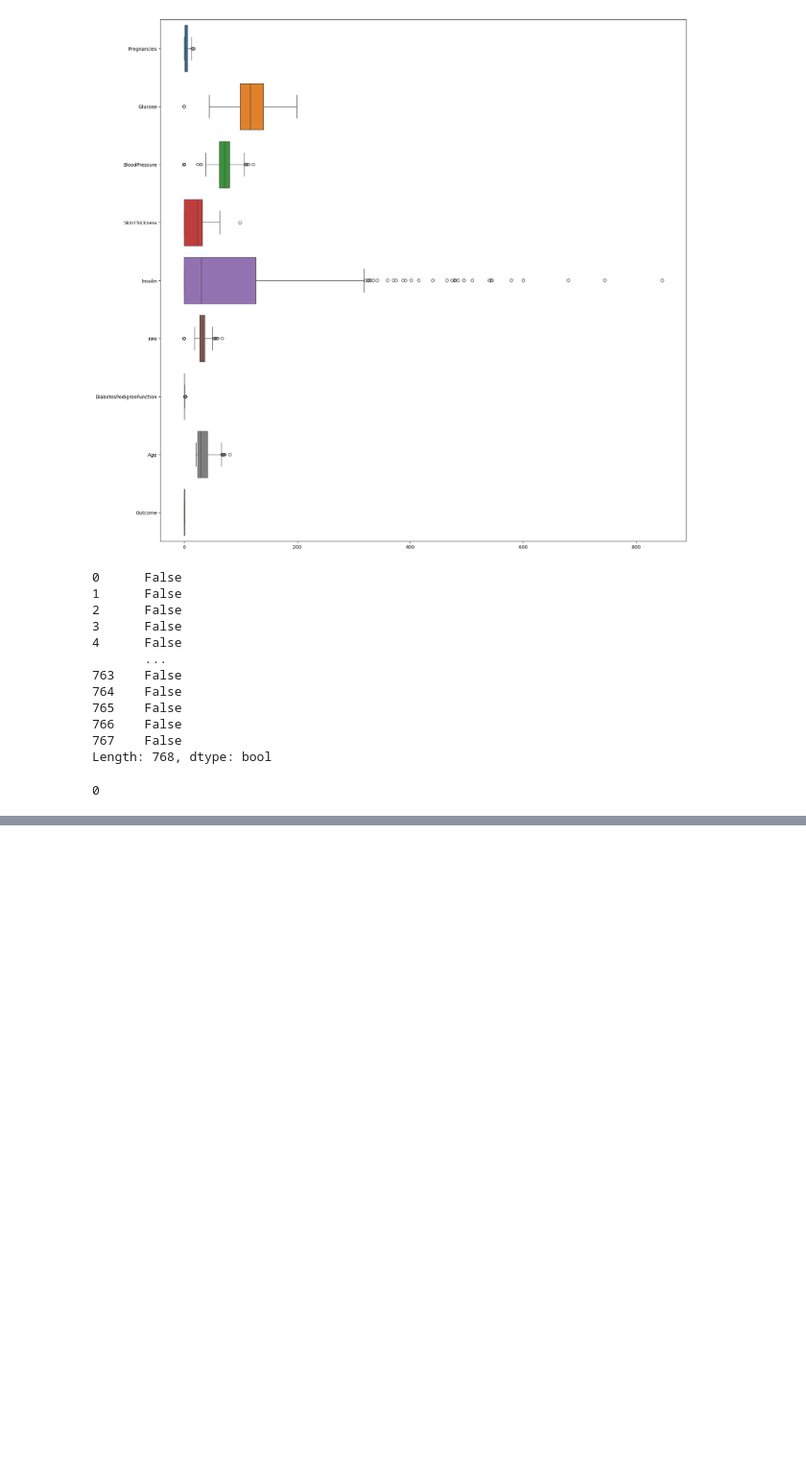
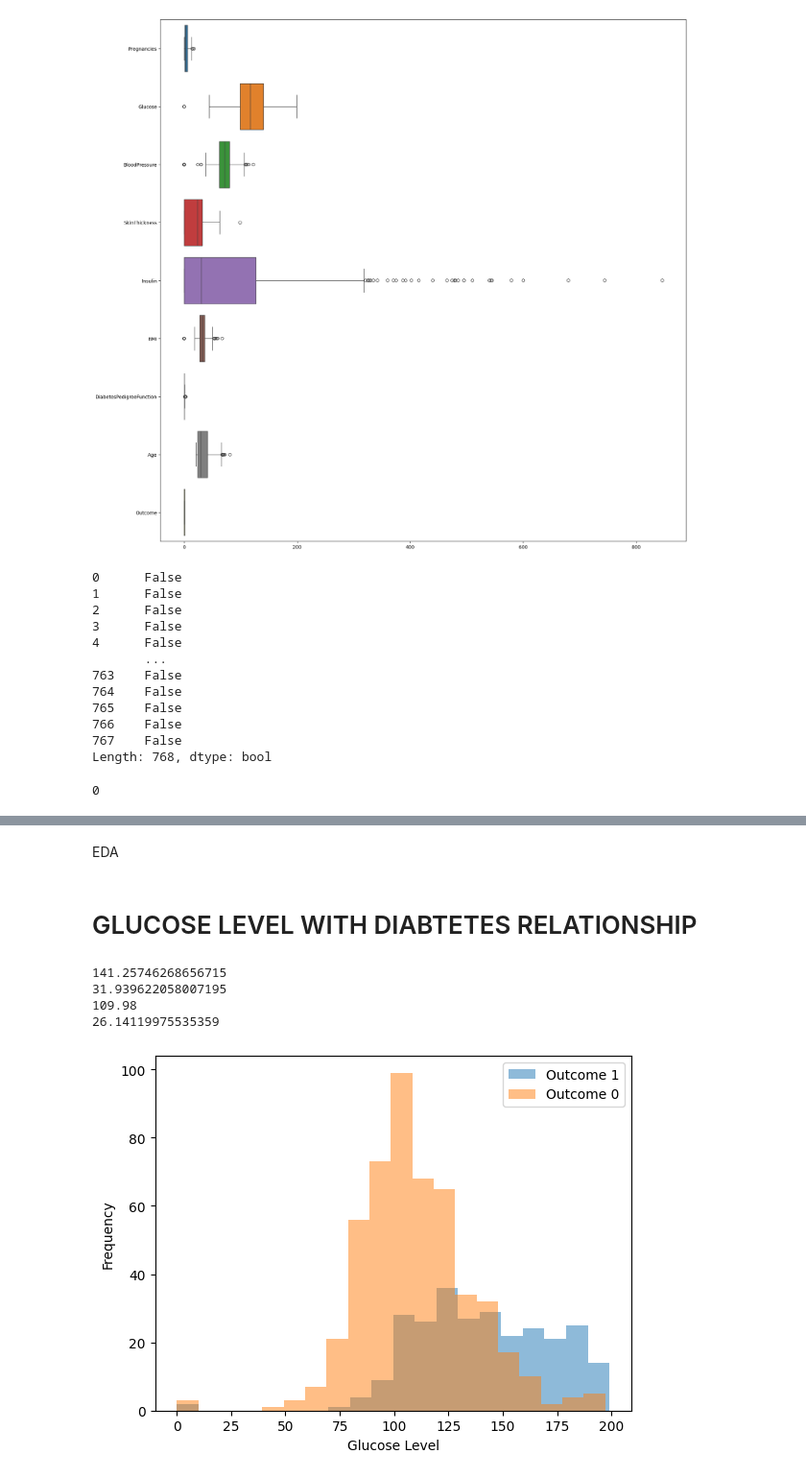
Before and after one commit to houin679/CSMODELPROJECT, a Jupyter notebook: nb1.ipynb, the cells around one changed output, grey strips where cells are left out. Shown: that part at 96% size. Cells and saved outputs as stored; diff of their text form; code cells hidden in the pictures; blank space fills up the shorter version.

```diff
--- a/nb1.ipynb
+++ b/nb1.ipynb
@@ -91,3 +91,32 @@ df.describe()
 | 50% | 3.000000 | 117.000000 | 72.000000 | 23.000000 | 30.500000 | 32.000000 | 0.372500 | 29.000000 | ... |
 | 75% | 6.000000 | 140.250000 | 80.000000 | 32.000000 | 127.250000 | 36.600000 | 0.626250 | 41.000000 | ... |
 | max | 17.000000 | 199.000000 | 122.000000 | 99.000000 | 846.000000 | 67.100000 | 2.420000 | 81.000000 | ... |
+# %% [markdown]
+EDA
+# %% [markdown]
+#   GLUCOSE LEVEL WITH DIABTETES RELATIONSHIP
+# %%
+glucose_mean_outcome_1 = df[df['Outcome'] == 1]['Glucose'].mean()
+glucose_std_outcome_1 = df[df['Outcome'] == 1]['Glucose'].std()
+glucose_mean_outcome_0 = df[df['Outcome'] == 0]['Glucose'].mean()
+glucose_std_outcome_0 = df[df['Outcome'] == 0]['Glucose'].std()
+
+print(glucose_mean_outcome_1)
+print(glucose_std_outcome_1)
+print(glucose_mean_outcome_0)
+print(glucose_std_outcome_0)
+# %% [output]
+141.25746268656715
+31.939622058007195
+109.98
+26.14119975535359
+# %%
+
+plt.hist(df[df['Outcome'] == 1]['Glucose'], alpha=0.5, label='Outcome 1', bins=20)
+plt.hist(df[df['Outcome'] == 0]['Glucose'], alpha=0.5, label='Outcome 0', bins=20)
+plt.xlabel('Glucose Level')
+plt.ylabel('Frequency')
+plt.legend()
+plt.show()
+# %% [output]
+[figure, added]
```
